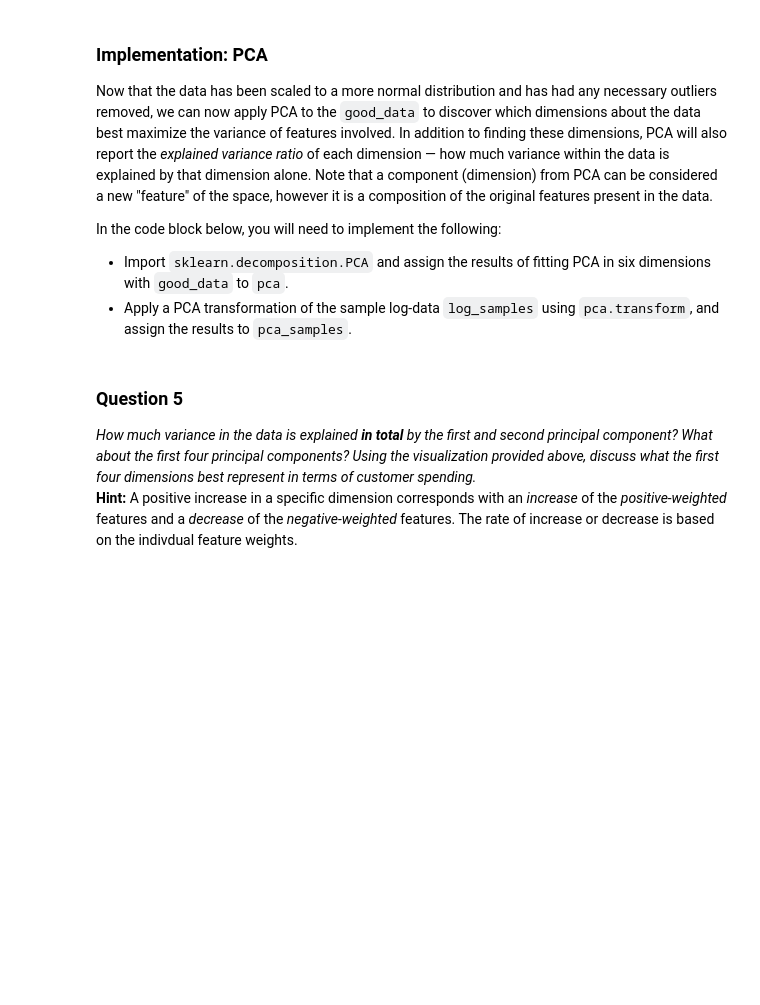
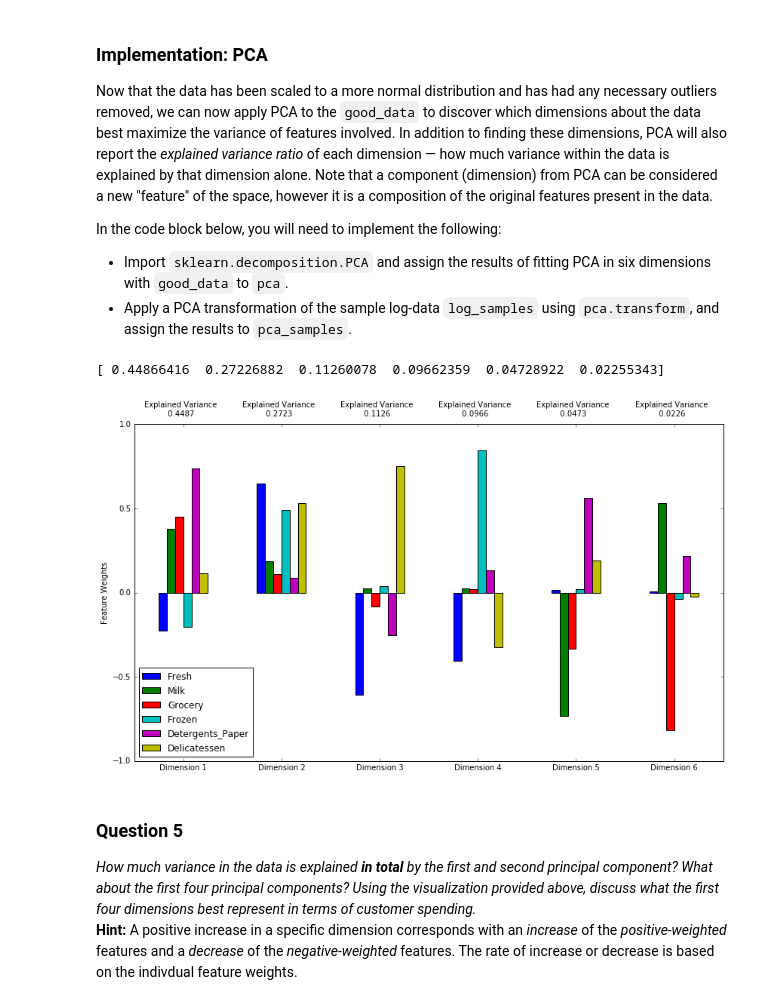
Before and after one commit to curiousest/machine-learning, a Jupyter notebook: projects/creating_customer_segments/customer_segments.ipynb, the cells around one changed output. Saved outputs shown, nothing was run; the diff lists cells and outputs as text; code cells hidden in the pictures; blank space fills up the shorter version.

```diff
--- a/projects/creating_customer_segments/customer_segments.ipynb
+++ b/projects/creating_customer_segments/customer_segments.ipynb
@@ -186,20 +183,23 @@ Once you have performed this implementation, the dataset will be stored in the v
 for feature in log_data.keys():
 
     # TODO: Calculate Q1 (25th percentile of the data) for the given feature
-    Q1 = None
+    Q1 = np.percentile(log_data[feature], 25)
 
     # TODO: Calculate Q3 (75th percentile of the data) for the given feature
-    Q3 = None
+    Q3 = np.percentile(log_data[feature], 75)
 
     # TODO: Use the interquartile range to calculate an outlier step (1.5 times the interquartile range)
-    step = None
+    step = (Q3 - Q1) * (1.5 / 2)
 
     # Display the outliers
+    print Q1
+    print Q3
+    print step
     print "Data points considered outliers for the feature '{}':".format(feature)
     display(log_data[~((log_data[feature] >= Q1 - step) & (log_data[feature] <= Q3 + step))])
 
 # OPTIONAL: Select the indices for data points you wish to remove
-outliers  = []
+outliers  = [154, 338]
 
 # Remove the outliers, if any were specified
 good_data = log_data.drop(log_data.index[outliers]).reset_index(drop = True)
@@ -221,13 +348,18 @@ In the code block below, you will need to implement the following:
  - Apply a PCA transformation of the sample log-data `log_samples` using `pca.transform`, and assign the results to `pca_samples`.
 # %%
 # TODO: Apply PCA to the good data with the same number of dimensions as features
-pca = None
-
+from sklearn.decomposition import PCA
+pca = PCA(n_components=6)
+pca.fit(good_data)
+print(pca.explained_variance_ratio_)
 # TODO: Apply a PCA transformation to the sample log-data
-pca_samples = None
+pca_samples = pca.transform(log_samples)
 
 # Generate PCA results plot
 pca_results = rs.pca_results(good_data, pca)
+# %% [output]
+[ 0.44866416  0.27226882  0.11260078  0.09662359  0.04728922  0.02255343]
+[figure, added]
 # %% [markdown]
 ### Question 5
 *How much variance in the data is explained* ***in total*** *by the first and second principal component? What about the first four principal components? Using the visualization provided above, discuss what the first four dimensions best represent in terms of customer spending.*
```
Also changed, not shown: parts of 9 cells of this notebook.
